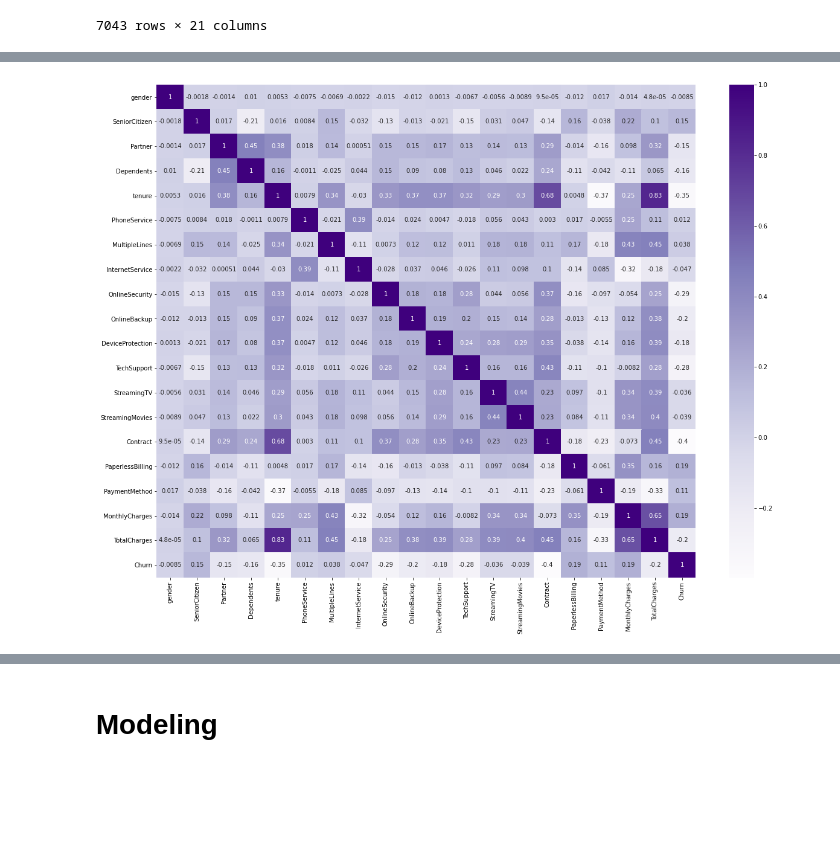
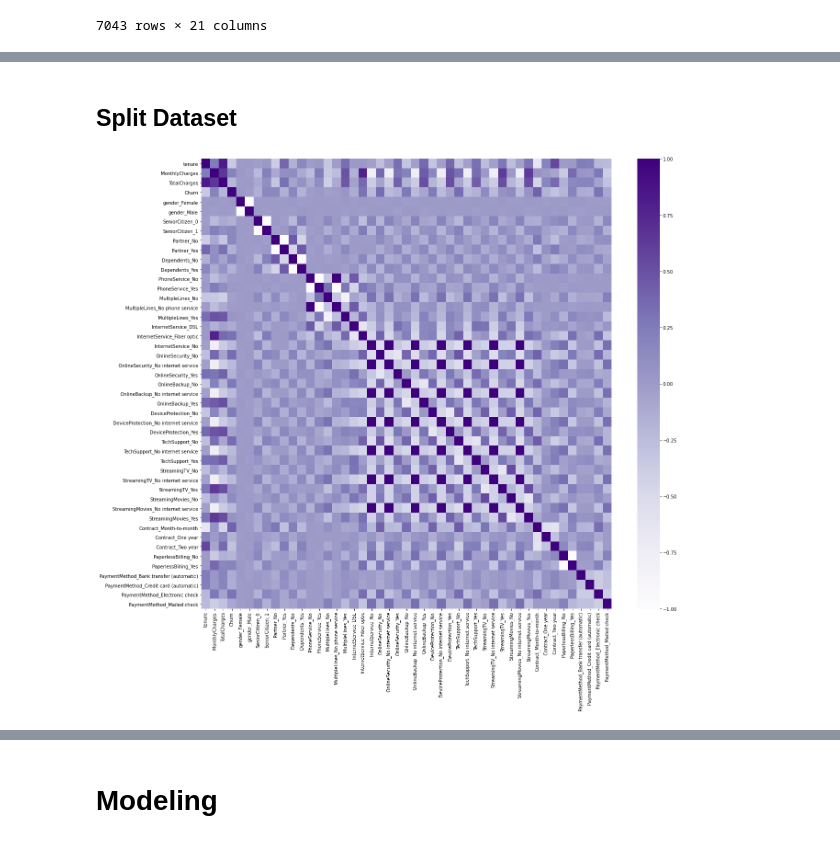
Before and after one commit to alfi0120/TelcoCustomerChurn, a Jupyter notebook: Telco Customer Churn.ipynb, the cells around one changed output, grey strips where cells are left out. Drawn from its saved outputs; the diff is of its cells as text; code cells hidden in the pictures; blank space fills up the shorter version.

```diff
--- a/Telco Customer Churn.ipynb
+++ b/Telco Customer Churn.ipynb
@@ -552,0 +480,8 @@ df
+# %%
+df_transformed = pd.get_dummies(df_transformed, columns = categorical_features)
+# %%
+le = LabelEncoder()
+
+df_transformed['Churn'] = le.fit_transform(df_transformed['Churn'])
+
+df_transformed
@@ -552,0 +524,4 @@ df
+# %%
+df_transformed['TotalCharges'].fillna(df_transformed['TotalCharges'].mean(), inplace=True)
+
+df_transformed.info()
@@ -553,6 +546,11 @@ df
+# %% [markdown]
+## Split Dataset
+# %%
+df_transformed_copy = df_transformed.copy()
 # %%
-plt.figure(figsize = (20,15))
-
-sns.heatmap(df.corr(), cmap='Purples', annot = True);
+corr = df_transformed_copy.corr()
+plt.figure(figsize=(20,18))
+sns.heatmap(corr, cmap='Purples')
+plt.show()
 # %% [output]
-[figure, old version]
+[figure, new version]
```
Also changed, not shown: parts of 174 cells of this notebook.
